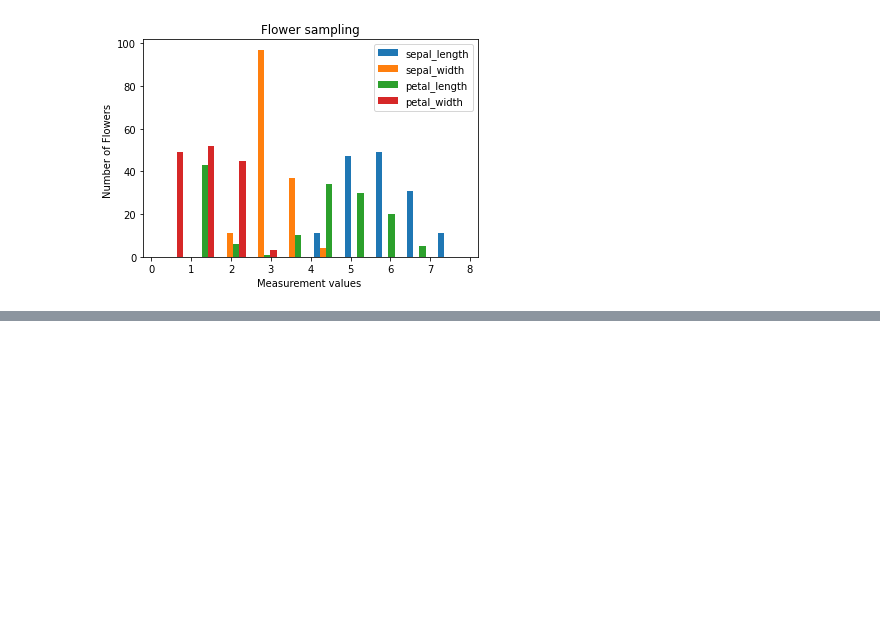
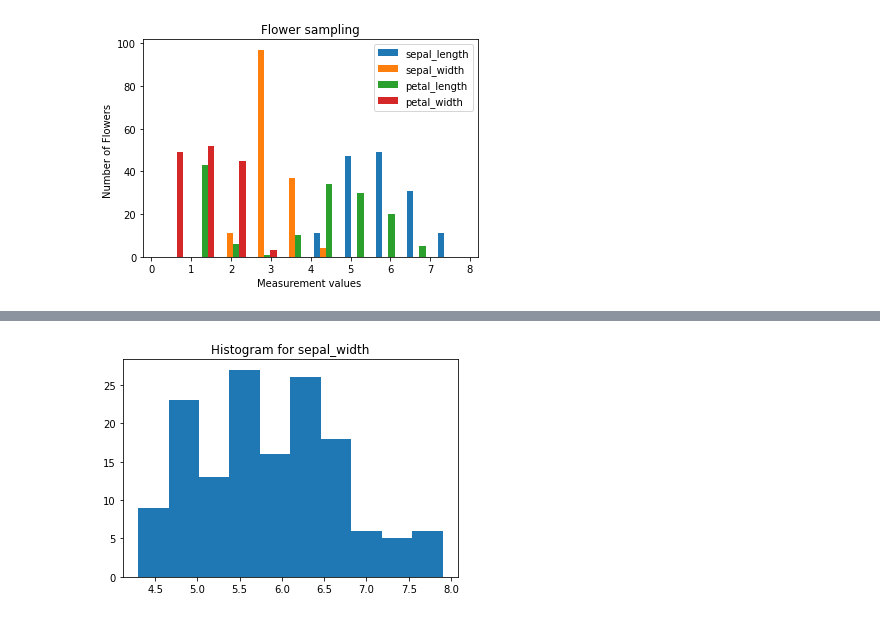
Before and after one commit to slimxy/CRAI-DataScience, a Jupyter notebook: Assignment1.ipynb, the cells around one changed output, grey strips where cells are left out. Saved outputs shown, nothing was run; the diff lists cells and outputs as text; code cells hidden in the pictures; blank space fills up the shorter version.

```diff
--- a/Assignment1.ipynb
+++ b/Assignment1.ipynb
@@ -95,0 +114,8 @@ plt.legend()
+# %%
+# 1. Visualizing Distributions:
+# 1a. Histogram fr sepal_length
+plt.hist(sepal_length)
+plt.title("Histogram for sepal_width")
+plt.show()
+# %% [output]
+[figure, added]
```
Also changed, not shown: parts of 12 cells of this notebook, 5 other files.
